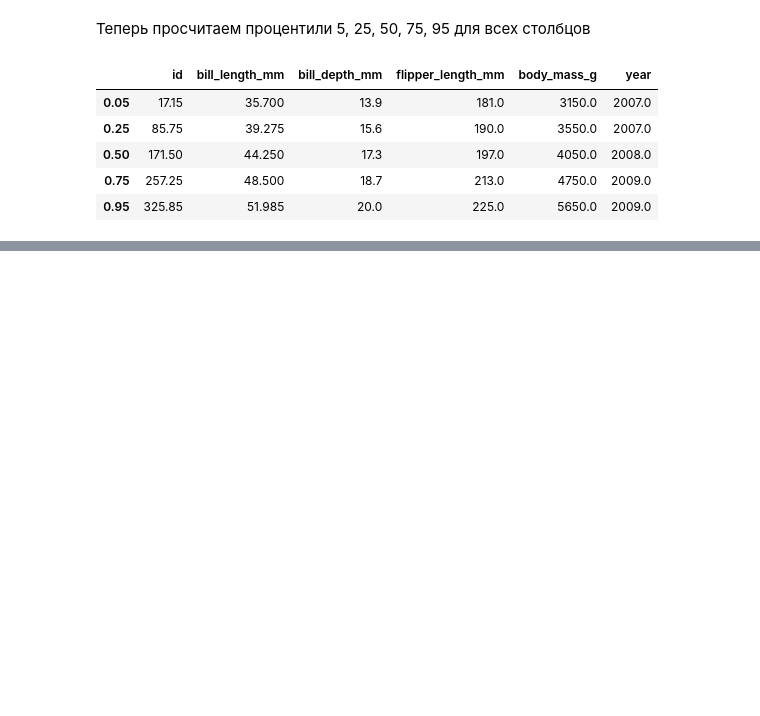
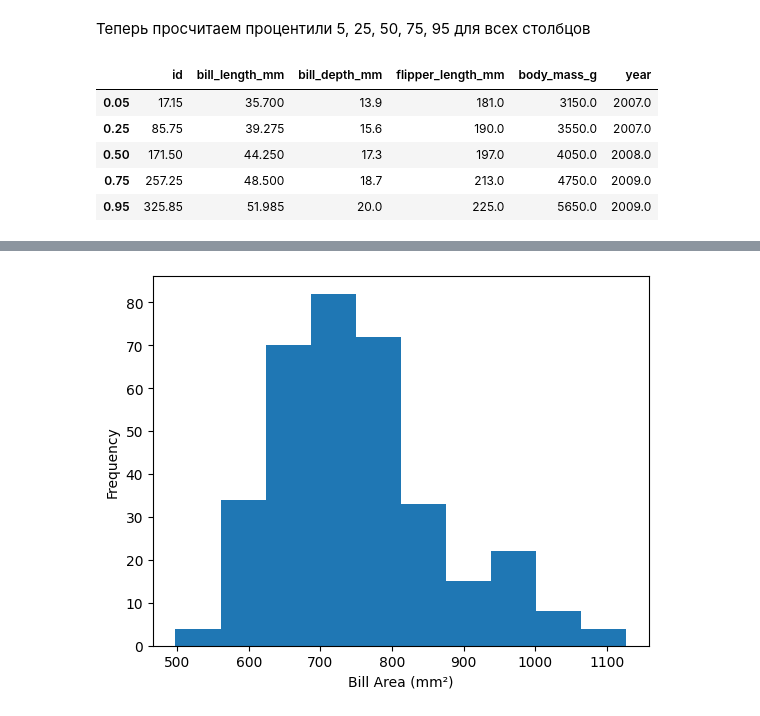
Before and after one commit to HowToKartoxa/ML_course_famcs, a Jupyter notebook: hw02_EDA/EDA.ipynb, the cells around one changed output, grey strips where cells are left out. Drawn from its saved outputs; the diff is of its cells as text; code cells hidden in the pictures; blank space fills up the shorter version.

```diff
--- a/hw02_EDA/EDA.ipynb
+++ b/hw02_EDA/EDA.ipynb
@@ -233,0 +269,10 @@ df_numeric.quantile([0.05, 0.25, 0.5, 0.75, 0.95])
+# %%
+from sklearn.preprocessing import OneHotEncoder
+one_hot_encoder = OneHotEncoder(sparse_output=False)
+
+df_to_encode = df_filled.select_dtypes(include=str)
+df_encoded = pd.DataFrame(one_hot_encoder.fit_transform(df_to_encode))
+feature_names = one_hot_encoder.get_feature_names_out(df_to_encode.columns)
+
+df_encoded.columns = feature_names
+df_encoded.head()
@@ -233,0 +286,3 @@ df_numeric.quantile([0.05, 0.25, 0.5, 0.75, 0.95])
+# %%
+df_encoded = df_encoded.join(df_filled.select_dtypes(exclude=str))
+df_encoded.head()
@@ -233,0 +323,5 @@ df_numeric.quantile([0.05, 0.25, 0.5, 0.75, 0.95])
+# %%
+df_encoded['bill_area_mm2'] = df_encoded['bill_length_mm'] * df_encoded['bill_depth_mm']
+df_encoded['flipper_mass_ratio_mm_g'] = df_encoded['flipper_length_mm'] * df_encoded['body_mass_g']
+
+df_encoded.head()
@@ -233,0 +338,11 @@ df_numeric.quantile([0.05, 0.25, 0.5, 0.75, 0.95])
+# %%
+from matplotlib import pyplot as plt
+import seaborn as sb
+import plotly
+
+plt.hist(df_encoded['bill_area_mm2'])
+plt.xlabel('Bill Area (mm²)')
+plt.ylabel('Frequency')
+plt.show()
+# %% [output]
+[figure, added]
```
Also changed, not shown: parts of 20 cells of this notebook.
